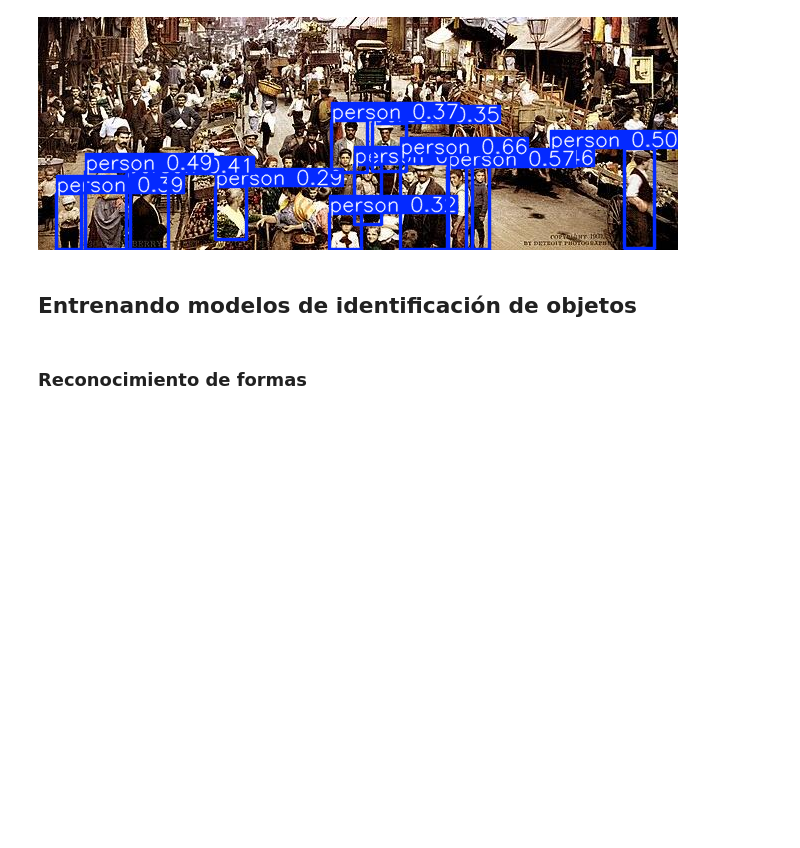
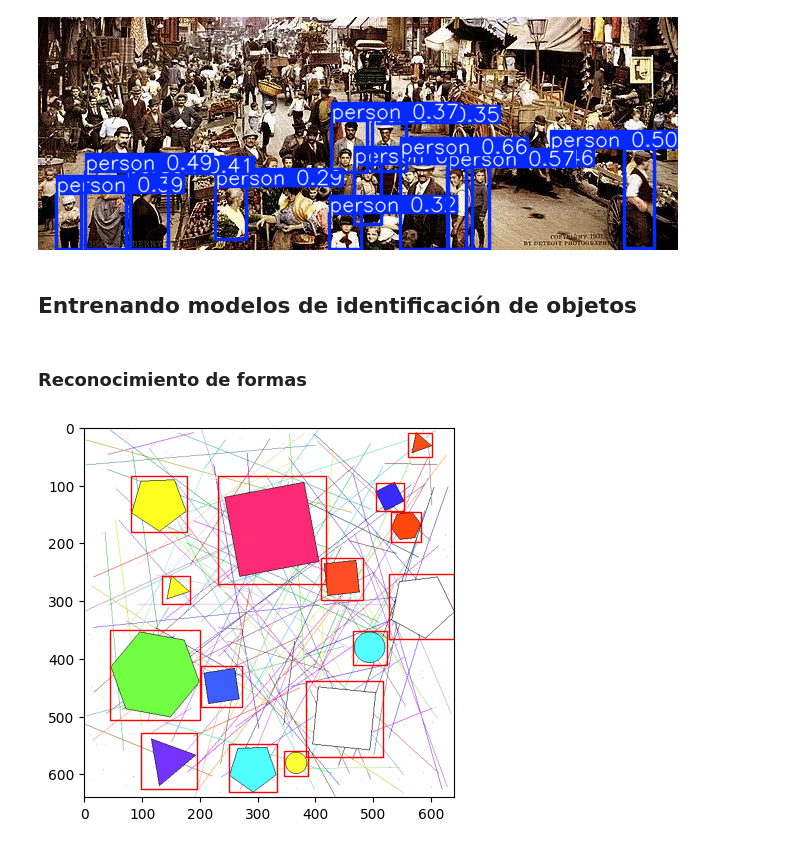
Before and after one commit to FranPuentes/iTI2025, a Jupyter notebook: 05 identificación de objetos.ipynb, the cells around one changed output. Cells and saved outputs as stored; diff of their text form; code cells hidden in the pictures; blank space fills up the shorter version.

```diff
--- a/05 identificación de objetos.ipynb
+++ b/05 identificación de objetos.ipynb
@@ -131,3 +131,47 @@ Score: tensor([0.2817], device='cuda:0')
 ## Entrenando modelos de identificación de objetos
 # %% [markdown]
 ### Reconocimiento de formas
+# %%
+# prompt: Dado el fichero .zip referenciado con la url https://raw.github.com/FranPuentes/iTI2025/main/data/gshapes.zip, descárgalo, ábrelo y escoge aleatoriamente un fichero .png y su pareja .txt que tienen el mismo nombre en el subdirectorio "train". Dibuja la imagen y la misma con las identificaciones (formato yolo) que contiene el fichero .txt.
+
+import zipfile
+import random
+import os
+import matplotlib.pyplot as plt
+import matplotlib.patches as patches
+
+# Descargar el fichero .zip
+!wget -q https://raw.github.com/FranPuentes/iTI2025/main/data/gshapes.zip --no-clobber -O gshapes.zip
+
+# Abrir el fichero .zip
+with zipfile.ZipFile('gshapes.zip', 'r') as zip_ref:
+  zip_ref.extractall('.')
+
+# Escoger aleatoriamente un fichero .png y su pareja .txt
+train_dir = 'gshapes/train'
+png_files = [f for f in os.listdir(train_dir) if f.endswith('.png')]
+random_file = random.choice(png_files)
+txt_file = random_file.replace('.png', '.txt')
+
+# Dibujar la imagen
+image_path = os.path.join(train_dir, random_file)
+image = plt.imread(image_path)
+fig, ax = plt.subplots(1)
+ax.imshow(image)
+
+# Dibujar las identificaciones
+txt_path = os.path.join(train_dir, txt_file)
+with open(txt_path, 'r') as f:
+  lines = f.readlines()
+for line in lines:
+  class_id, x_center, y_center, width, height = map(float, line.strip().split())
+  x_min = (x_center - width / 2) * image.shape[1]
+  y_min = (y_center - height / 2) * image.shape[0]
+  width = width * image.shape[1]
+  height = height * image.shape[0]
+  rect = patches.Rectangle((x_min, y_min), width, height, linewidth=1, edgecolor='r', facecolor='none')
+  ax.add_patch(rect)
+
+plt.show()
+# %% [output]
+[figure, added]
```
Also changed, not shown: parts of 2 cells of this notebook.
